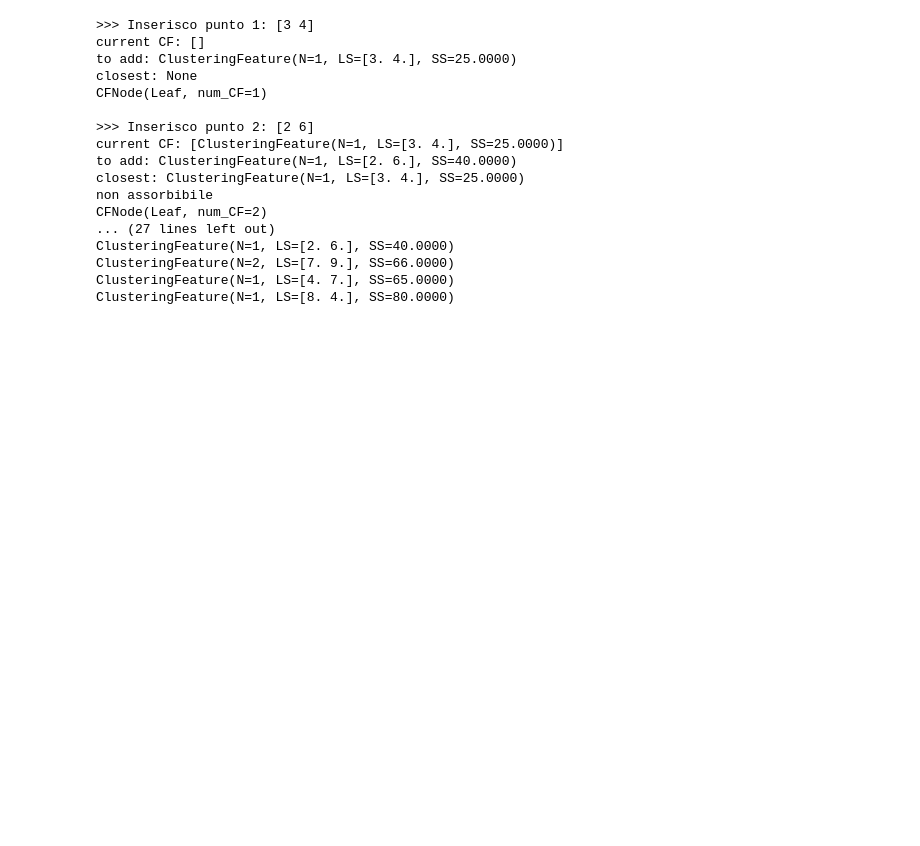
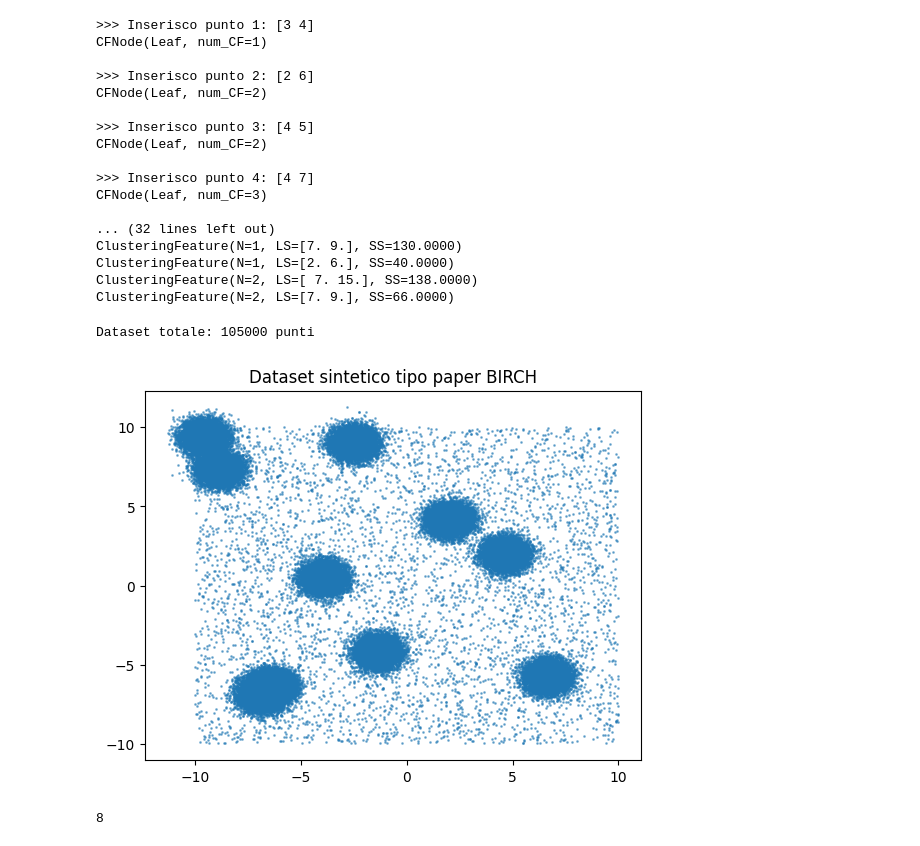
Before and after one commit to cristinavisentin/BIRCH_clustering, a Jupyter notebook: project.ipynb, the cells around one changed output. Saved outputs shown, nothing was run; the diff lists cells and outputs as text; code cells hidden in the pictures; blank space fills up the shorter version.

```diff
--- a/project.ipynb
+++ b/project.ipynb
@@ -264,24 +264,22 @@ class CFTree:
 
 		return leaves
 # %%
-def test_cftree_basic():
+def test_cftree_basic(branching_factor, threshold, data_dimensionality):
 
-	tree = CFTree(branching_factor=3, threshold=1, data_dimensionality=2)
+	tree = CFTree(branching_factor, threshold, data_dimensionality)
 
 	points = [
 		np.array([3, 4]),
 		np.array([2, 6]),
 		np.array([4, 5]),
 		np.array([4, 7]),
+		np.array([3, 8]),
+		np.array([6, 2]),
+		np.array([7, 2]),
+		np.array([7, 4]),
 		np.array([8, 4]),
-
+		np.array([7, 9])
 	]
-	# 	np.array([3, 8]),
-	# 	np.array([6, 2]),
-	# 	np.array([7, 2]),
-	# 	np.array([7, 4]),
-	# 	np.array([8, 4]),
-	# 	np.array([7, 9])
 
 	for idx, p in enumerate(points):
 		print(f"\n>>> Inserisco punto {idx+1}: {p}")
@@ -301,22 +299,43 @@ def print_tree(node, level=0):
 			print_tree(child, level+1)
 
 if __name__ == "__main__":
-	test_cftree_basic()
+	test_cftree_basic(3, 1, 2)
 # %% [output]
 >>> Inserisco punto 1: [3 4]
-current CF: []
-to add: ClusteringFeature(N=1, LS=[3. 4.], SS=25.0000)
-closest: None
 CFNode(Leaf, num_CF=1)
 
 >>> Inserisco punto 2: [2 6]
-current CF: [ClusteringFeature(N=1, LS=[3. 4.], SS=25.0000)]
-to add: ClusteringFeature(N=1, LS=[2. 6.], SS=40.0000)
-closest: ClusteringFeature(N=1, LS=[3. 4.], SS=25.0000)
-non assorbibile
 CFNode(Leaf, num_CF=2)
-... (27 lines left out)
+
+>>> Inserisco punto 3: [4 5]
+CFNode(Leaf, num_CF=2)
+
+>>> Inserisco punto 4: [4 7]
+CFNode(Leaf, num_CF=3)
+
+... (32 lines left out)
+ClusteringFeature(N=1, LS=[7. 9.], SS=130.0000)
 ClusteringFeature(N=1, LS=[2. 6.], SS=40.0000)
+ClusteringFeature(N=2, LS=[ 7. 15.], SS=138.0000)
 ClusteringFeature(N=2, LS=[7. 9.], SS=66.0000)
-ClusteringFeature(N=1, LS=[4. 7.], SS=65.0000)
-ClusteringFeature(N=1, LS=[8. 4.], SS=80.0000)
+# %%
+from sklearn.datasets import make_blobs
+import numpy as np
+import matplotlib.pyplot as plt
+
+# Generiamo dataset
+X, y = make_blobs(n_samples=100000, centers=10, cluster_std=0.5, random_state=42)
+
+# Aggiungiamo un po' di noise
+noise = np.random.uniform(low=-10, high=10, size=(5000, 2))
+X = np.vstack([X, noise])
+
+print(f"Dataset totale: {X.shape[0]} punti")
+
+# Visualizziamo
+plt.scatter(X[:,0], X[:,1], s=1, alpha=0.5)
+plt.title("Dataset sintetico tipo paper BIRCH")
+plt.show()
+# %% [output]
+Dataset totale: 105000 punti
+[figure, added]
@@ -322,0 +354,5 @@ ClusteringFeature(N=1, LS=[8. 4.], SS=80.0000)
+# %%
+centroids = np.array([cf.centroid() for cf in leaves])
+len(centroids)
+# %% [output]
+8
```
Also changed, not shown: parts of 3 cells of this notebook.
